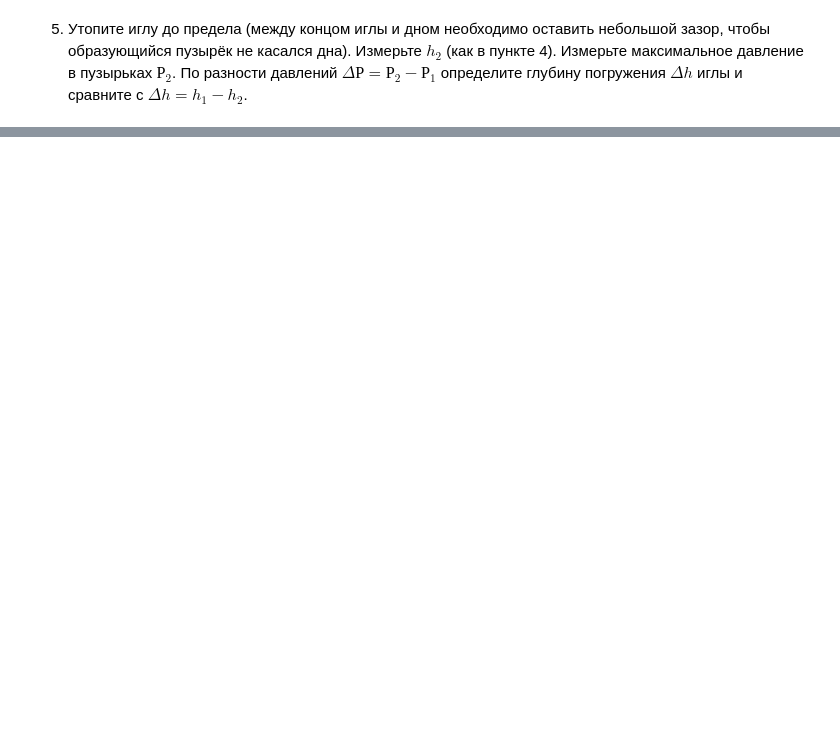
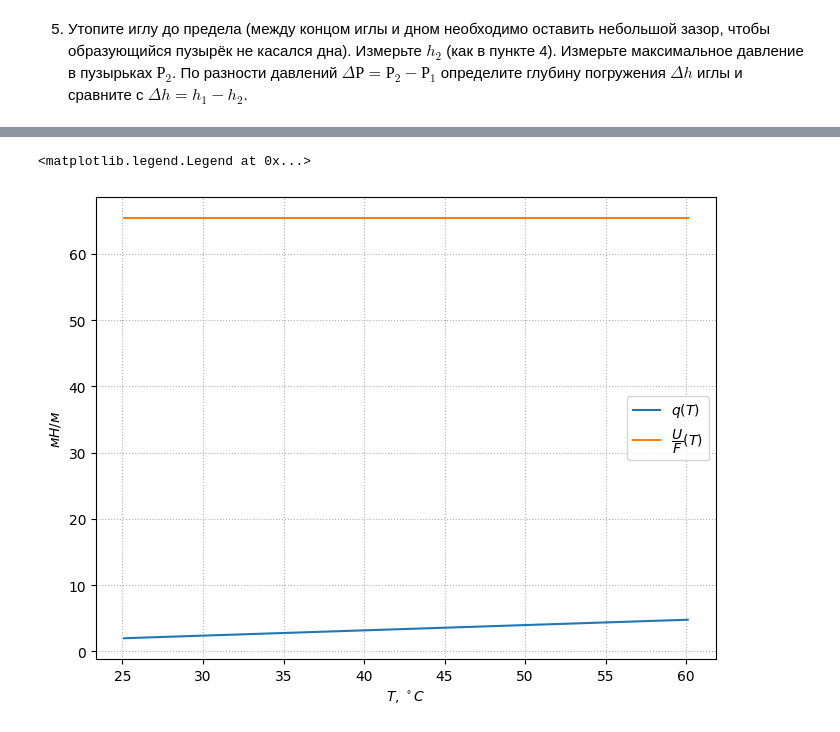
Before and after one commit to MichaelShulga/labs-mipt, a Jupyter notebook: 2.5.1/main.ipynb, the cells around one changed output, grey strips where cells are left out. Drawn from its saved outputs; the diff is of its cells as text; code cells hidden in the pictures; blank space fills up the shorter version.

```diff
--- a/2.5.1/main.ipynb
+++ b/2.5.1/main.ipynb
@@ -70,0 +157,25 @@ print(h1 - h2, "- Экспериментально")
+# %%
+x_name = r"$T$, $^\circ C$"
+y_name = r"$мН/м$"
+
+plt.figure(figsize=(8,6), dpi=100) # размер графика
+plt.grid(True, linestyle="dotted") # сетка
+plt.xlabel(x_name)
+plt.ylabel(y_name)
+
+plt.plot(
+    df_new[x_name],
+    -df_new[x_name] * k.n,
+    label="$q(T)$"
+)
+
+plt.plot(
+    df_new[x_name],
+    func(df_new[x_name], *popt) - df_new[x_name] * k.n,
+    label="$\dfrac{{U}}{{F}}(T)$"
+)
+
+plt.legend()
+# %% [output]
+<matplotlib.legend.Legend at 0x...>
+[figure, added]
```
Also changed, not shown: parts of 18 cells of this notebook.
